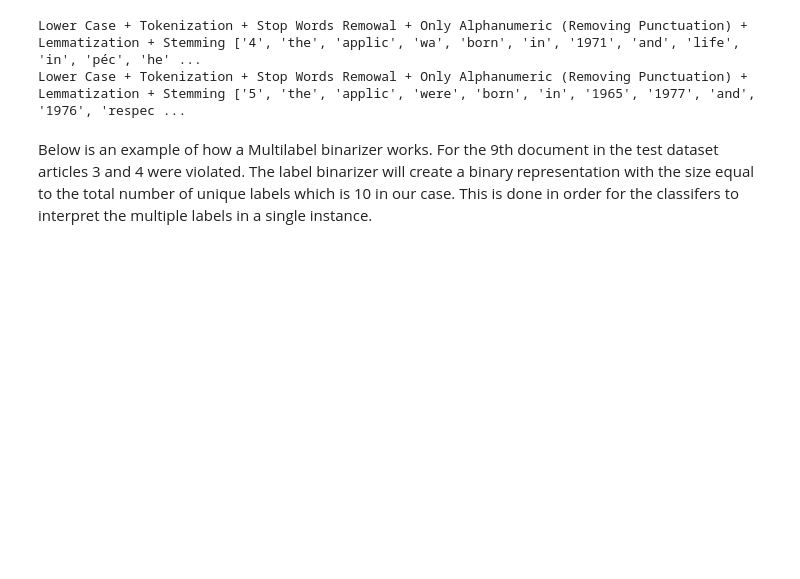
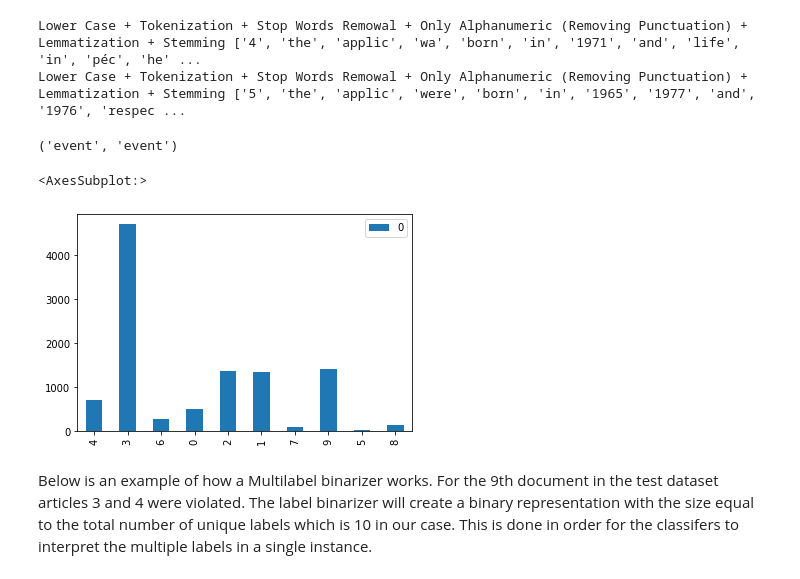
Before and after one commit to yash-td/Data-Science-Challenge-HM-Submission, a Jupyter notebook: article_classification.ipynb, the cells around one changed output. Saved outputs shown, nothing was run; the diff lists cells and outputs as text; code cells hidden in the pictures; blank space fills up the shorter version.

```diff
--- a/article_classification.ipynb
+++ b/article_classification.ipynb
@@ -131,6 +132,10 @@ labels (None, 1 or more than 1) for each document and not each sentence.
 '''
 train_X_2d = create_corpus(train_X)
 test_X_2d = create_corpus(test_X)
+# %%
+train_X[0][0][6],train_X_2d[0][6]
+# %% [output]
+('event', 'event')
 # %%
 '''
 Using the tfidf vectorizer from sklearn, converting our train sets and test sets (words) to vectors based on the term
@@ -145,6 +150,21 @@ warnings.filterwarnings("ignore")
 tfidf = TfidfVectorizer(tokenizer=identity_tokenizer, stop_words='english', lowercase=False)
 vectors_train = tfidf.fit_transform(train_X_2d)
 vectors_test = tfidf.transform(test_X_2d)
+# %%
+labels = []
+label_pairs = []
+for x in train_y:
+    label_pairs.append(''.join(str(x)))
+    for y in x:
+        labels.append(y)
+# %%
+count = Counter(labels)
+count1 = Counter(label_pairs)
+df = pd.DataFrame.from_dict(count, orient='index')
+df.plot(kind='bar')
+# %% [output]
+<AxesSubplot:>
+[figure, added]
 # %%
 # creating a binarizer to convert all the labels into a binary representation which is compatible with the multilabel classifiers
 # There are 10 unique labels in the dataset (0,1,2,3,4,5,6,7,8,9)
```
Also changed, not shown: parts of 11 cells of this notebook.
